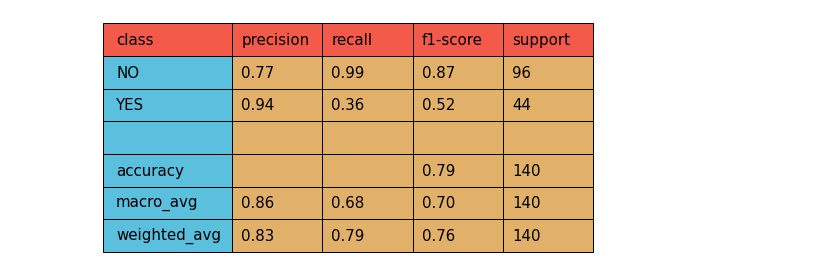
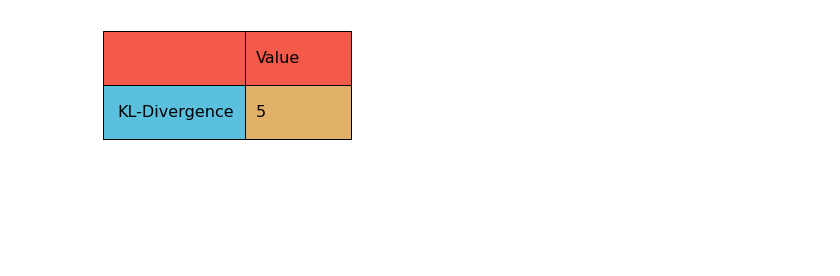
Before and after one commit to santhalakshminarayana/AutoML, a Jupyter notebook: AutoML.ipynb, the cells around one changed output. Saved outputs shown, nothing was run; the diff lists cells and outputs as text; code cells hidden in the pictures; blank space fills up the shorter version.

Commit message:
done plotting

```diff
--- a/AutoML.ipynb
+++ b/AutoML.ipynb
@@ -24,24 +33,26 @@ report.insert(-3, [''] * 5)
 # %%
-fig,(ax) = plt.subplots(figsize=(8,4), ncols=1)
+fig,(ax) = plt.subplots(figsize=(4,2), ncols=1)
 
-cols = report[0]
-rows = report[1:]
+value = 5
 
-cell_colors = [['#5BC0DE', '#E1B16A', '#E1B16A', '#E1B16A', '#E1B16A']] * (len(report) - 1)
-col_colors = ['#F35A4A'] * 5
+cols = ['', 'Value']
+rows = [['KL-Divergence', value]]
 
-the_table = ax.table(cellText=rows, colWidths=[0.1, 0.07, 0.07, 0.07, 0.07 ], cellColours = cell_colors,
+cell_colors = [['#5BC0DE', '#E1B16A']]
+col_colors = ['#F35A4A'] * 2
+
+the_table = ax.table(cellText=rows, colWidths=[0.2, 0.15], cellColours = cell_colors,
                      colLoc = 'left', cellLoc = 'left', colColours = col_colors,
                      colLabels=cols, loc = 'center', edges = 'closed')
 the_table.set_fontsize(16)
 the_table.scale(4, 4)
 
 ax.axis('tight')
 ax.axis('off')
 fig.tight_layout()
 
 buf = BytesIO()
 fig.savefig(buf, format="png")
-data = base64.b64encode(buf.getbuffer()).decode("ascii")
+data = base64.b64encode(buf.getbuffer()).decode("utf-8")
 # %% [output]
-[figure, old version]
+[figure, new version]
```
Also changed, not shown: parts of 8 cells of this notebook, 15 other files.
